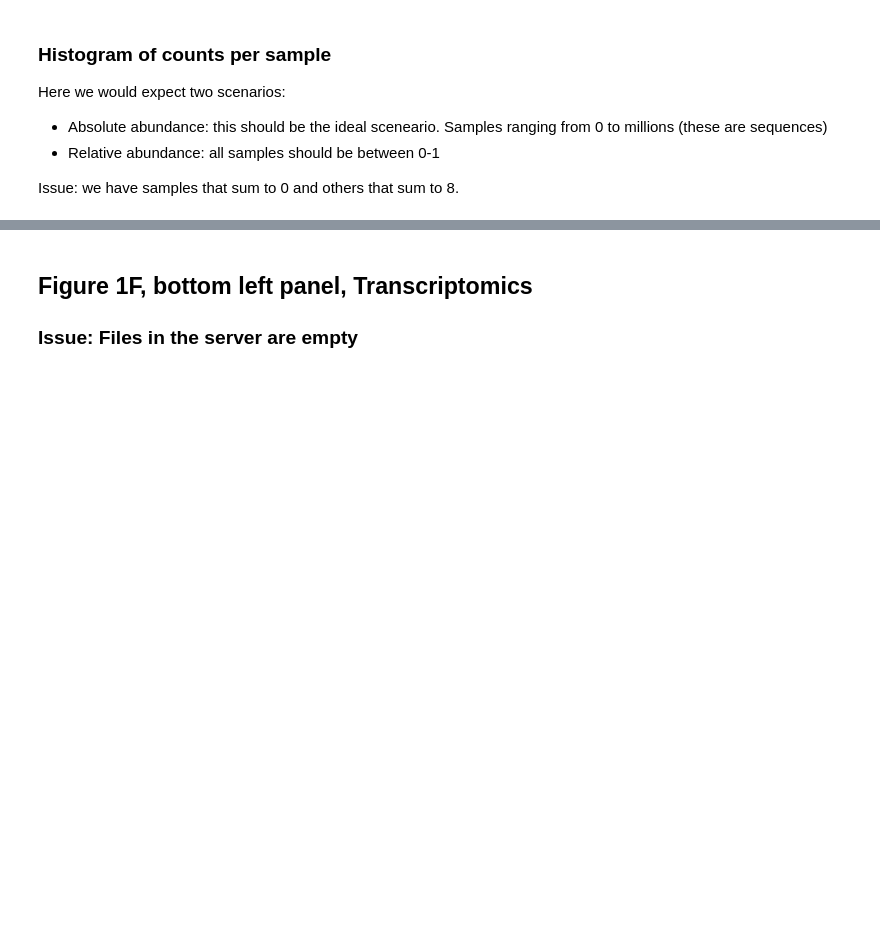
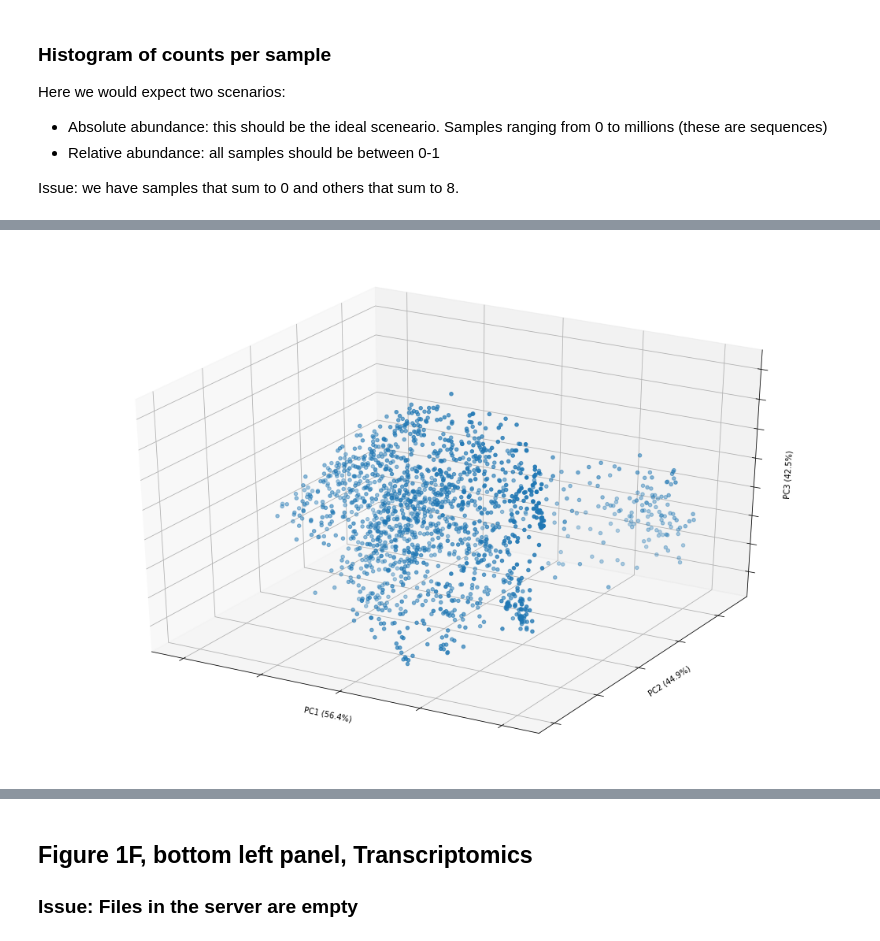
Before and after one commit to knightlab-analyses/iHMP-analyses, a Jupyter notebook: analysis.ipynb, the cells around one changed output, grey strips where cells are left out. Saved outputs shown, nothing was run; the diff lists cells and outputs as text; code cells hidden in the pictures; blank space fills up the shorter version.

```diff
--- a/analysis.ipynb
+++ b/analysis.ipynb
@@ -42,3 +56,19 @@ Issue: we have samples that sum to 0 and others that sum to 8.
+# %%
+bf.filter([l for l in bf.ids('observation') if '|t__' in l],
+           axis='observation', inplace=True)
+bf.remove_empty(inplace=True)
+ids = bf.ids()
+data = [bf.data(_id, axis='sample') for _id in ids]
+
+# distance and pcoa
+bc_dm = beta_diversity("braycurtis", data, ids, validate=False)
+bc_pc = pcoa(bc_dm)
+
+# plotting
+f = bc_pc.plot(axis_labels=['PC%d (%.1f%%)' % (i + 1, bc_pc.eigvals[i]) for i in [0, 1, 2]])
+f.set_size_inches(15, 10)
+# %% [output]
+[figure, added]
 # %%
 plt.hist([sum(bf.data(_id, axis='sample')) for _id in ids])
 # %% [output]
```
Also changed, not shown: parts of 8 cells of this notebook.
